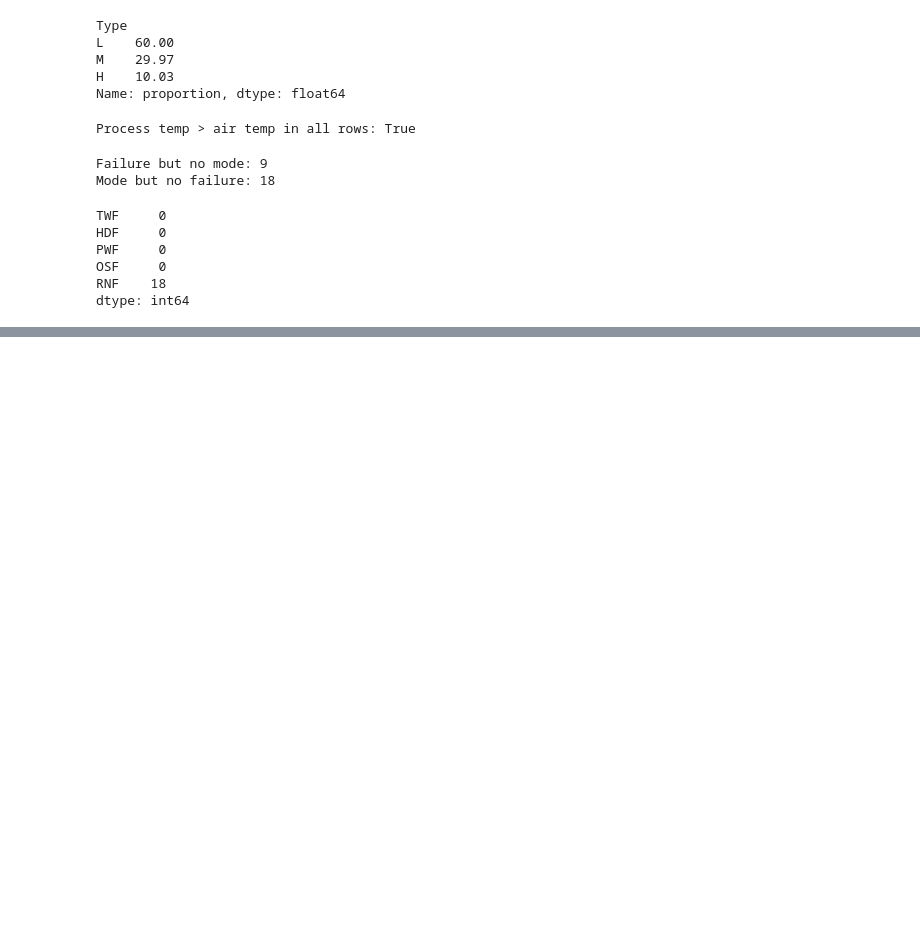
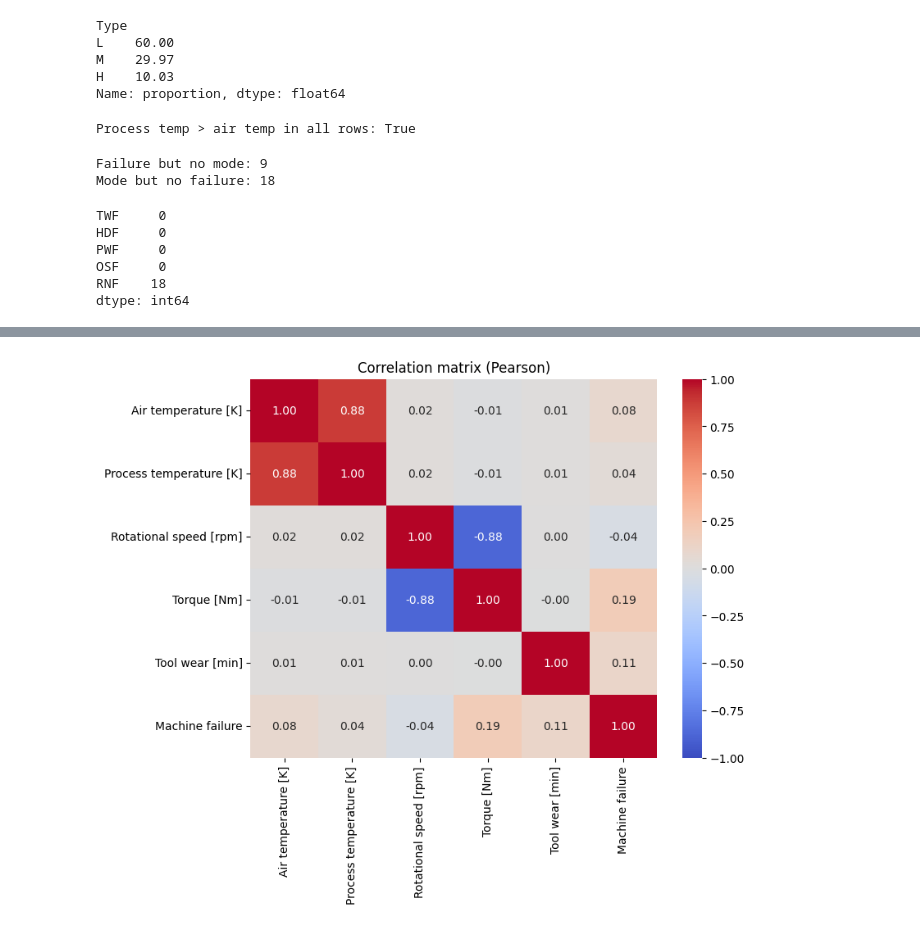
Before and after one commit to serraozkasap/ml-ai4i-predictive-maintenance, a Jupyter notebook: ai4i_predictive_maintenance.ipynb, the cells around one changed output, grey strips where cells are left out. Saved outputs shown, nothing was run; the diff lists cells and outputs as text; code cells hidden in the pictures; blank space fills up the shorter version.

```diff
--- a/ai4i_predictive_maintenance.ipynb
+++ b/ai4i_predictive_maintenance.ipynb
@@ -195,0 +274,12 @@ dtype: int64
+# %%
+#I want to see which features move together. Strongly correlated features carry almost the same
+#redundancy and correlation with the target shows which features matter
+corr = df[num_cols + ["Machine failure"]].corr()
+plt.figure(figsize=(8, 6))
+sns.heatmap(corr, annot=True, fmt=".2f", cmap="coolwarm", vmin=-1, vmax=1)
+plt.title("Correlation matrix (Pearson)")
+plt.show()
+
+#I CAN USE THIS GRAPH ON PRESENTATION TO EXPLAIN CORRELATIONS!
+# %% [output]
+[figure, added]
```
Also changed, not shown: parts of 7 cells of this notebook.
